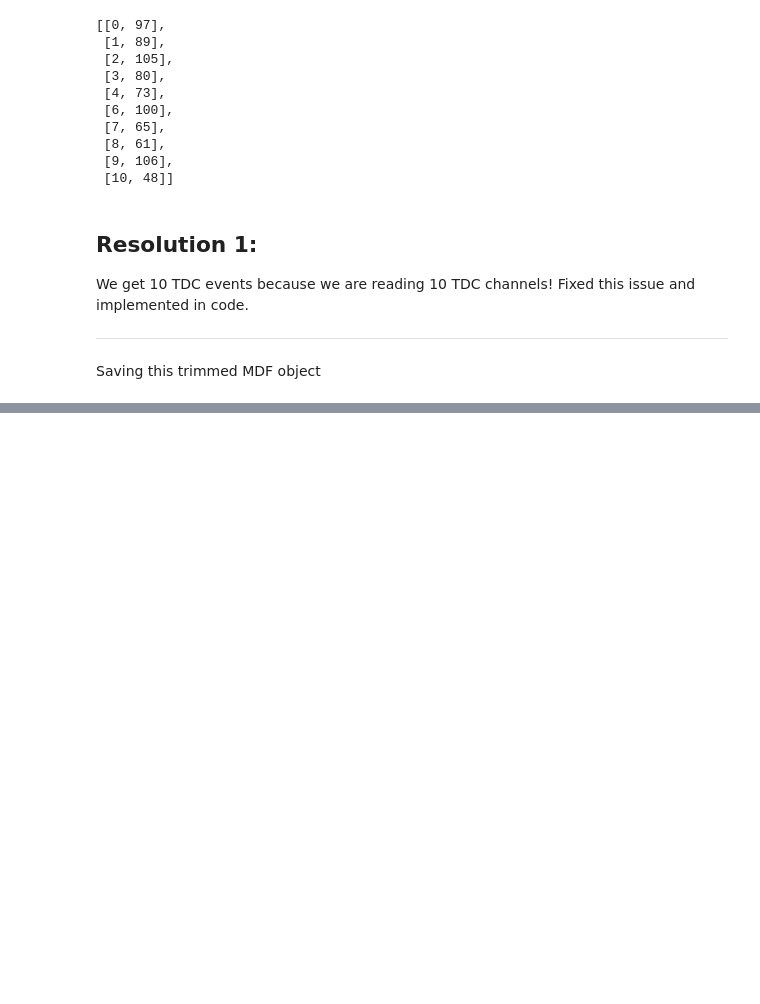
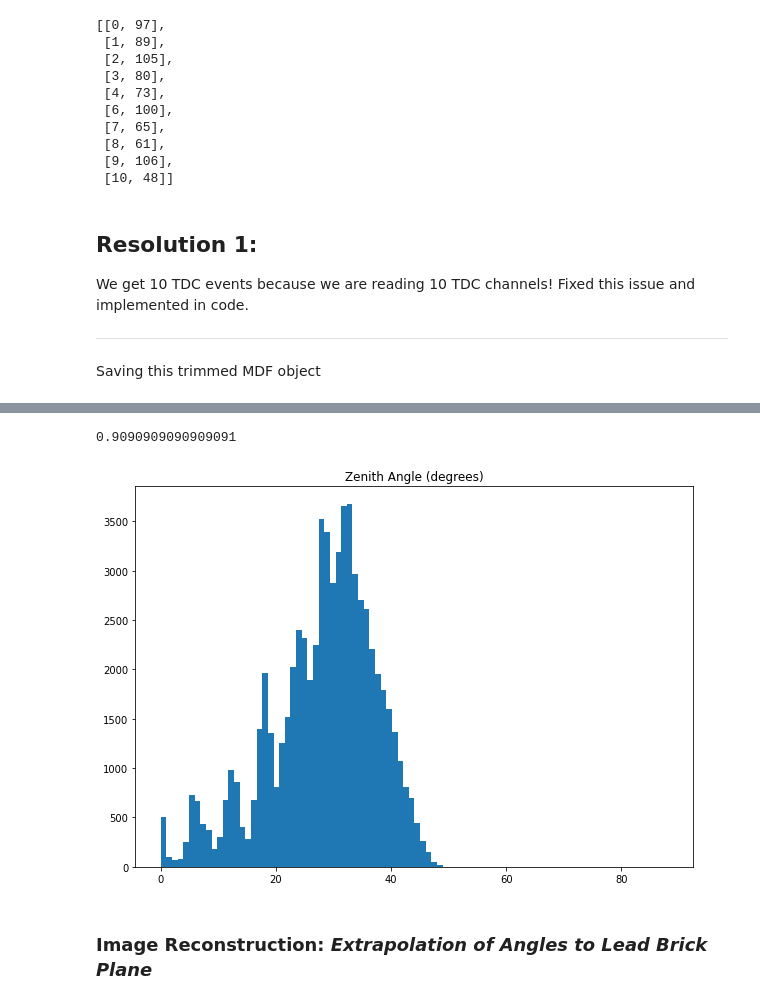
Before and after one commit to shanto268/HEP_DAQ, a Jupyter notebook: CrateAnalysis/image_analysis.ipynb, the cells around one changed output, grey strips where cells are left out. Saved outputs shown, nothing was run; the diff lists cells and outputs as text; code cells hidden in the pictures; blank space fills up the shorter version.

```diff
--- a/CrateAnalysis/image_analysis.ipynb
+++ b/CrateAnalysis/image_analysis.ipynb
@@ -251,0 +308,4 @@ mdfo.reload()
+# %%
+import numpy as np
+d_phys = 2 #meters
+toTheta = 360/np.pi
@@ -251,0 +315,26 @@ mdfo.reload()
+# %%
+def getPhysicalUnits(asym):
+    return (0.55/0.5)*asym
+
+def getAsymmetryUnits(phys):
+    return (1/(0.55/0.5))*phys
+# %%
+asymT1 = mdfo.get("asymL1")
+asymT2 = mdfo.get("asymL2")
+
+d_asym = getAsymmetryUnits(d_phys/2)
+#d_asym =
+print(d_asym)
+
+zangles = np.arctan(np.sqrt(asymT1**2+asymT2**2)/d_asym)*toTheta
+mdfo.events_df["z_angle"] = zangles
+# %% [output]
+0.9090909090909091
+# %%
+plt.hist(zangles,bins=90)
+plt.title("Zenith Angle (degrees)")
+plt.show()
+# %% [output]
+[figure, added]
+# %% [markdown]
+### Image Reconstruction: *Extrapolation of Angles to Lead Brick Plane*
```
Also changed, not shown: parts of 69 cells of this notebook, 24 other files.
